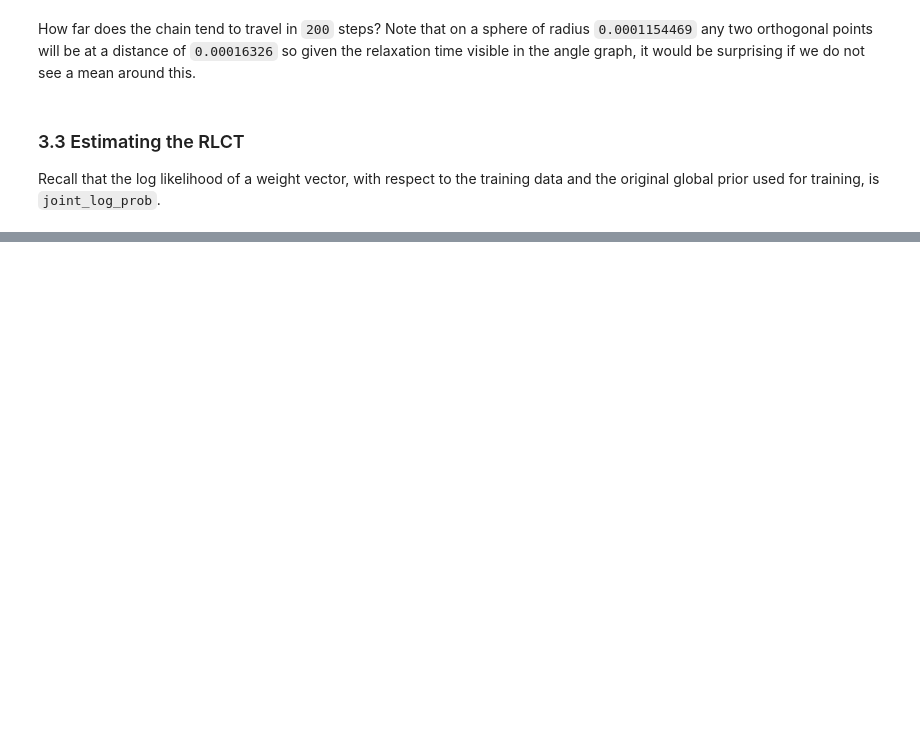
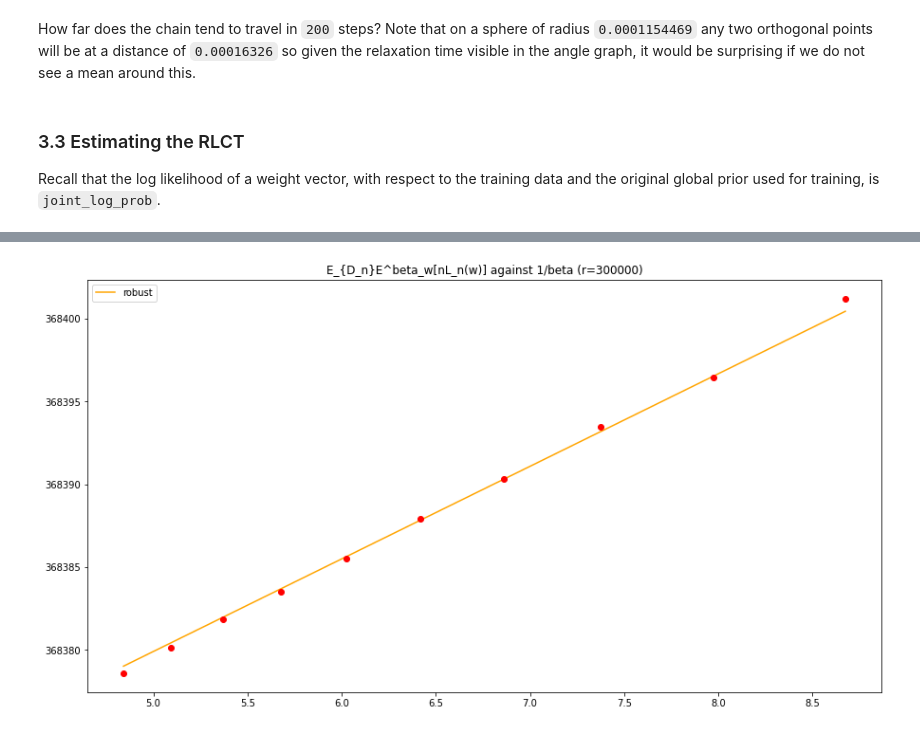
Before and after one commit to suswei/RLCT, a Jupyter notebook: notebooks/MCMC-Symmetry.ipynb, the cells around one changed output, grey strips where cells are left out. Saved outputs shown, nothing was run; the diff lists cells and outputs as text; code cells hidden in the pictures; blank space fills up the shorter version.

```diff
--- a/notebooks/MCMC-Symmetry.ipynb
+++ b/notebooks/MCMC-Symmetry.ipynb
@@ -776,0 +870,25 @@ if( len(mc_chains) > 1 ):
+# %%
+# Same as above, but with a closer crop of the datapoints
+
+if( len(mc_chains) > 1 ):
+  plt.figure()
+  plt.title("E_{D_n}E^beta_w[nL_n(w)] against 1/beta (r=" + str(r) + ")")
+  plt.errorbar(x=1/betas, y=estimates, fmt='ro')
+
+  m, b = np.polyfit([1/b for b in betas], estimates, 1)
+
+  #plt.plot(1/betas, [m*x + b for x in 1/betas], label='least squares')
+
+  # robust ls fit
+  regr = ElasticNet(random_state=0, fit_intercept=True, alpha=0.1)
+  regr.fit((1 / betas).reshape(args.num_betas, 1), estimates)
+  b_robust = regr.intercept_
+  m_robust = regr.coef_[0]
+
+  plt.plot(1/betas, [m_robust * x + b_robust for x in 1/betas], label='robust', color='orange')
+
+  plt.legend(loc='best')
+
+  plt.show()
+# %% [output]
+[figure, added]
```
Also changed, not shown: parts of 9 cells of this notebook.
